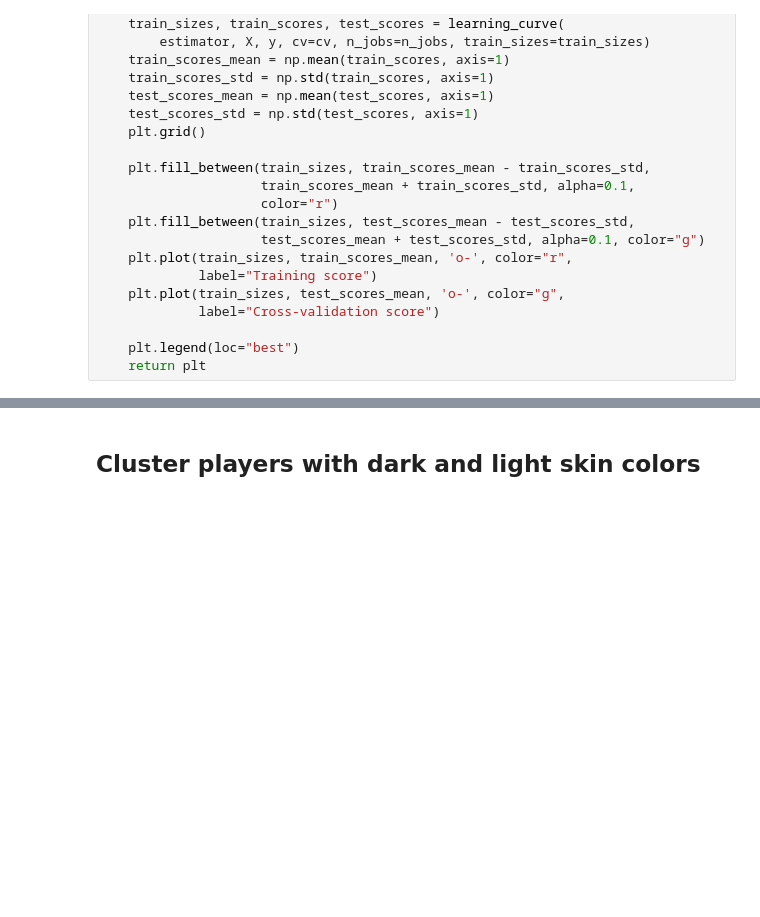
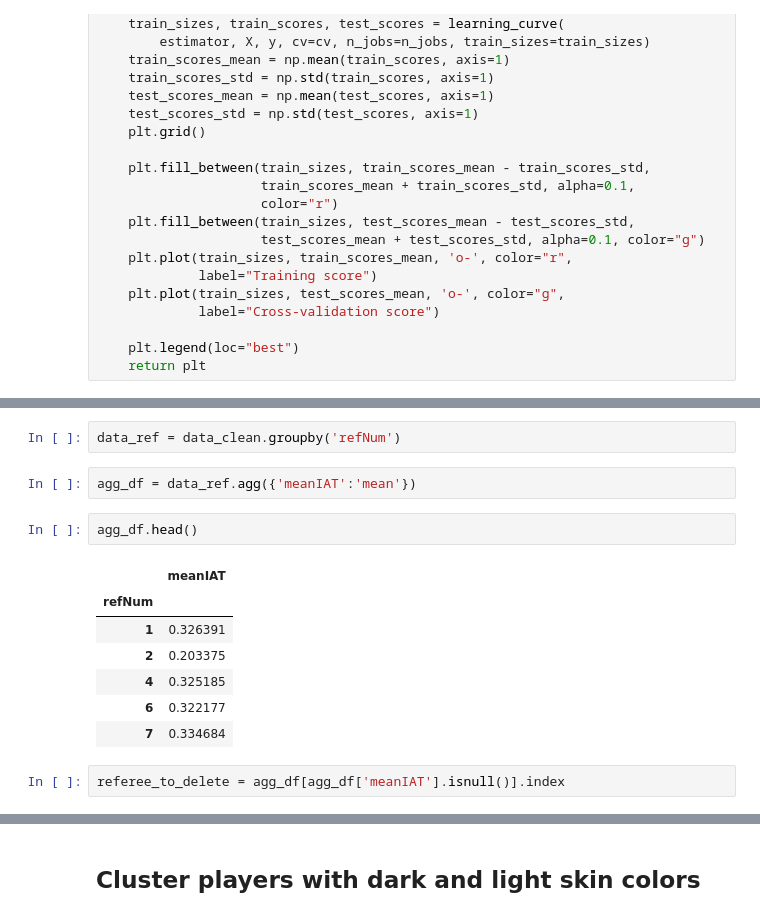
Before and after one commit to CriMenghini/ADA_Homeworks, a Jupyter notebook: Homework_4/Hw_4.ipynb, the cells around one changed output, grey strips where cells are left out. Saved outputs shown, nothing was run; the diff lists cells and outputs as text; blank space fills up the shorter version.

```diff
--- a/Homework_4/Hw_4.ipynb
+++ b/Homework_4/Hw_4.ipynb
@@ -709,0 +855,16 @@ def plot_learning_curve(estimator, title, X, y, ylim=None, cv=None,
+# %%
+data_ref = data_clean.groupby('refNum')
+# %%
+agg_df = data_ref.agg({'meanIAT':'mean'})
+# %%
+agg_df.head()
+# %% [output]
+|  | meanIAT |
+| refNum |  |
+| 1 | 0.326391 |
+| 2 | 0.203375 |
+| 4 | 0.325185 |
+| 6 | 0.322177 |
+| 7 | 0.334684 |
+# %%
+referee_to_delete = agg_df[agg_df['meanIAT'].isnull()].index
```
Also changed, not shown: parts of 67 cells of this notebook.
